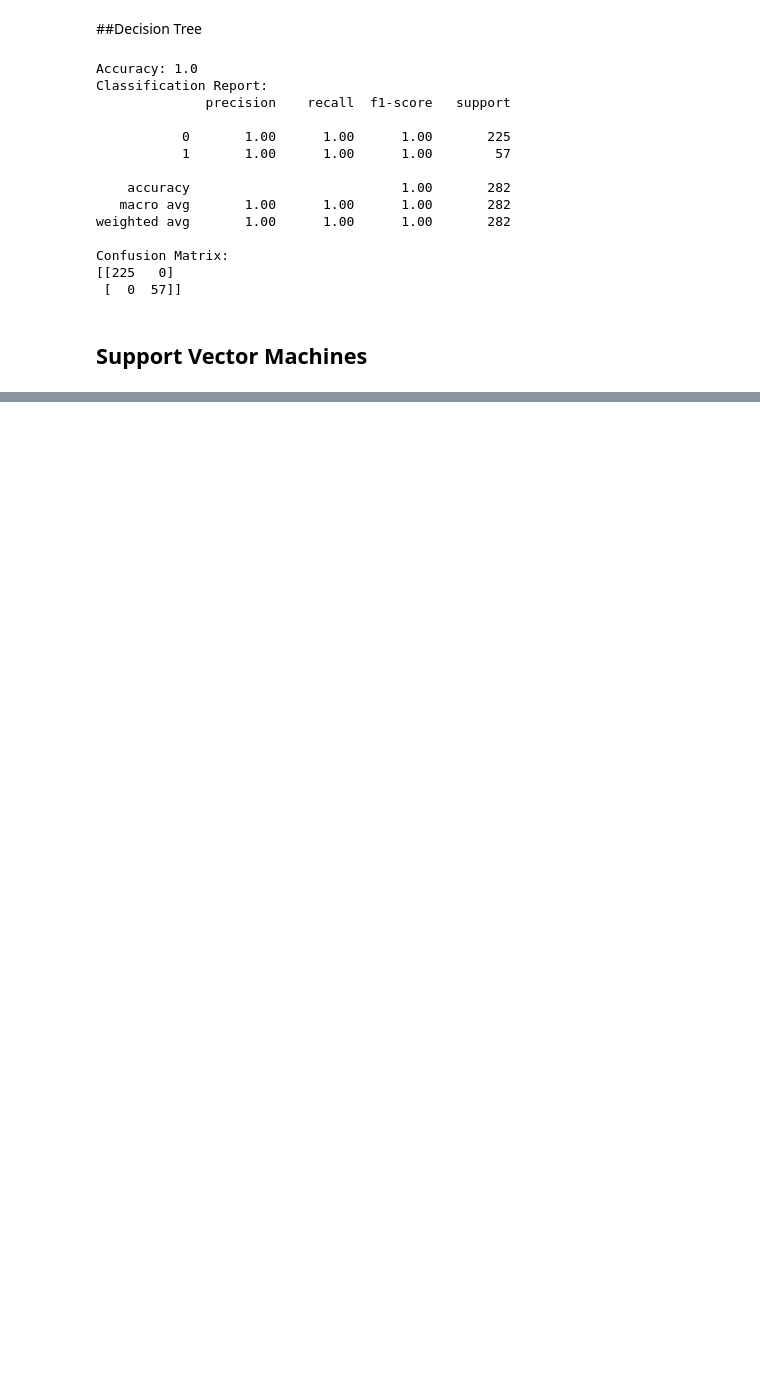
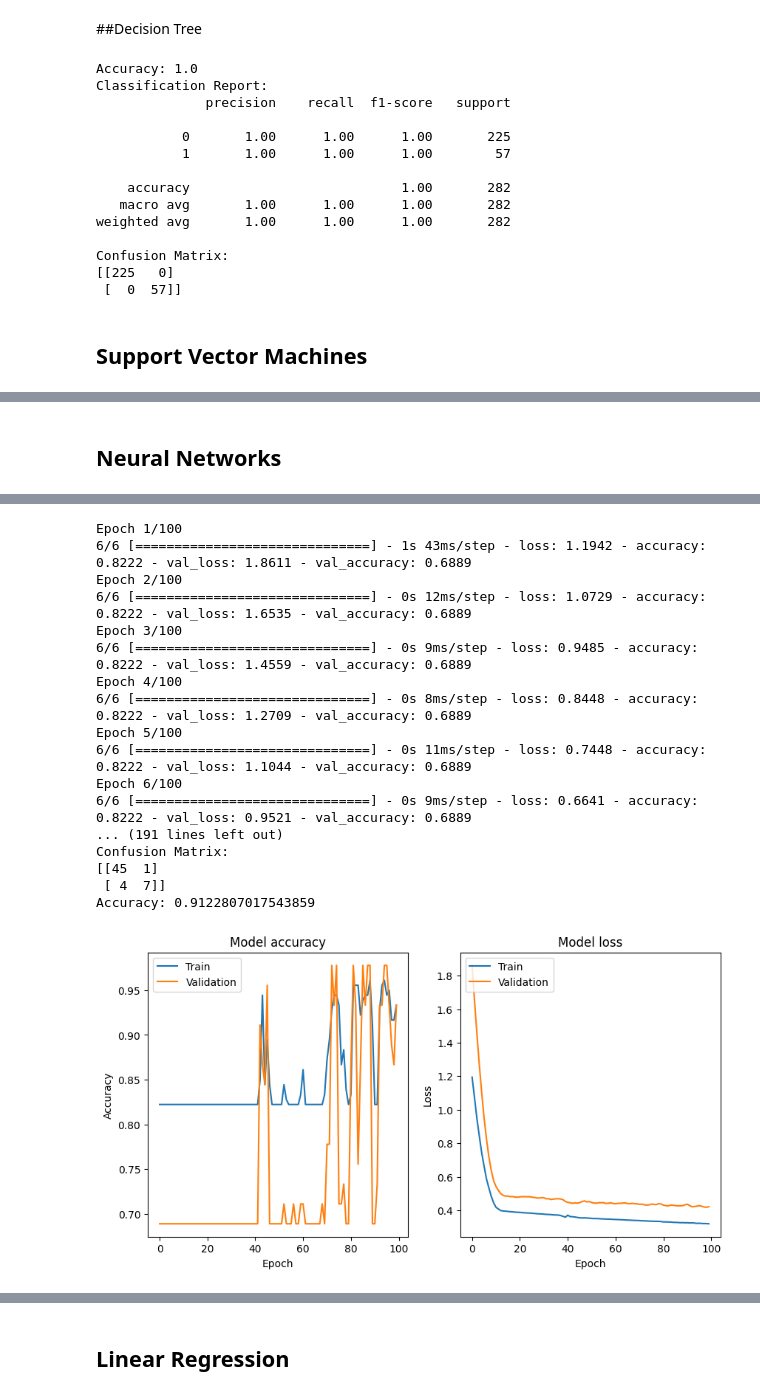
Before and after one commit to tshukla2001/ML-Project---EcoScan, a Jupyter notebook: Pollution_Analysis_in_different_cities_across_the_world.ipynb, the cells around one changed output, grey strips where cells are left out. Drawn from its saved outputs; the diff is of its cells as text; code cells hidden in the pictures; blank space fills up the shorter version.

```diff
--- a/Pollution_Analysis_in_different_cities_across_the_world.ipynb
+++ b/Pollution_Analysis_in_different_cities_across_the_world.ipynb
@@ -884,0 +900,56 @@ for kernel in svm_kernels:
+# %% [markdown]
+## Neural Networks
+# %%
+y = (y > y.mean()).astype(int)
+
+X_train, X_test, y_train, y_test = train_test_split(X, y, test_size=0.2, random_state=27)
+
+model = Sequential([
+    Dense(5, activation='relu', input_shape=(X_train.shape[1],)),
+    Dense(1, activation='sigmoid')
+])
+
+model.compile(optimizer=Adam(lr=0.001), loss='binary_crossentropy', metrics=['accuracy'])
+
+history = model.fit(X_train, y_train, epochs=100, batch_size=32, validation_split=0.2)
+
+test_loss, test_acc = model.evaluate(X_test, y_test)
+print("Test Accuracy:", test_acc)
+
+y_pred_prob = model.predict(X_test)
+y_pred = (y_pred_prob > 0.5).astype(int)
+
+cm = confusion_matrix(y_test, y_pred)
+print("Confusion Matrix:")
+print(cm)
+
+accuracy = accuracy_score(y_test, y_pred)
+print("Accuracy:", accuracy)
+
+plt.figure(figsize=(10, 5))
+
+plt.subplot(1, 2, 1)
+plt.plot(history.history['accuracy'])
+plt.plot(history.history['val_accuracy'])
+plt.title('Model accuracy')
+plt.ylabel('Accuracy')
+plt.xlabel('Epoch')
+plt.legend(['Train', 'Validation'], loc='upper left')
+
+plt.subplot(1, 2, 2)
+plt.plot(history.history['loss'])
+plt.plot(history.history['val_loss'])
+plt.title('Model loss')
+plt.ylabel('Loss')
+plt.xlabel('Epoch')
+plt.legend(['Train', 'Validation'], loc='upper left')
+
+plt.figure(figsize=(8, 6))
+sns.heatmap(cm, annot=True, fmt='d', cmap='Blues', cbar=False)
+plt.title('Confusion Matrix')
+plt.xlabel('Predicted Label')
+plt.ylabel('True Label')
+plt.show()
+
+plt.show()
+# %% [output]
@@ -884,0 +957,18 @@ for kernel in svm_kernels:
+Epoch 1/100
+6/6 [==============================] - 1s 43ms/step - loss: 1.1942 - accuracy: 0.8222 - val_loss: 1.8611 - val_accuracy: 0.6889
+Epoch 2/100
+6/6 [==============================] - 0s 12ms/step - loss: 1.0729 - accuracy: 0.8222 - val_loss: 1.6535 - val_accuracy: 0.6889
+Epoch 3/100
+6/6 [==============================] - 0s 9ms/step - loss: 0.9485 - accuracy: 0.8222 - val_loss: 1.4559 - val_accuracy: 0.6889
+Epoch 4/100
+6/6 [==============================] - 0s 8ms/step - loss: 0.8448 - accuracy: 0.8222 - val_loss: 1.2709 - val_accuracy: 0.6889
+Epoch 5/100
+6/6 [==============================] - 0s 11ms/step - loss: 0.7448 - accuracy: 0.8222 - val_loss: 1.1044 - val_accuracy: 0.6889
+Epoch 6/100
+6/6 [==============================] - 0s 9ms/step - loss: 0.6641 - accuracy: 0.8222 - val_loss: 0.9521 - val_accuracy: 0.6889
+... (191 lines left out)
+Confusion Matrix:
+[[45  1]
+ [ 4  7]]
+Accuracy: 0.9122807017543859
+[figure, added]
@@ -884,0 +976,2 @@ for kernel in svm_kernels:
+# %% [markdown]
+## Linear Regression
```
Also changed, not shown: parts of 50 cells of this notebook.
